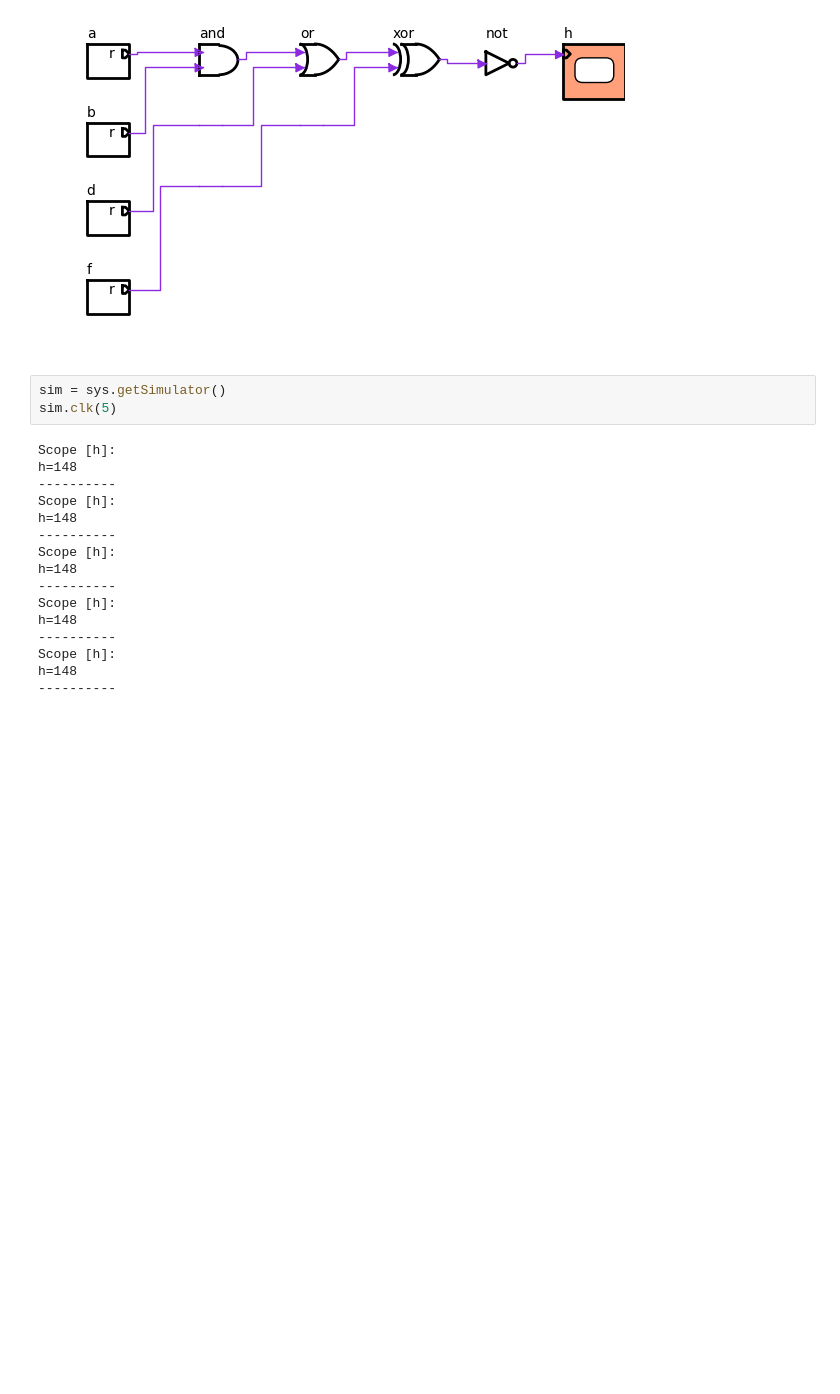
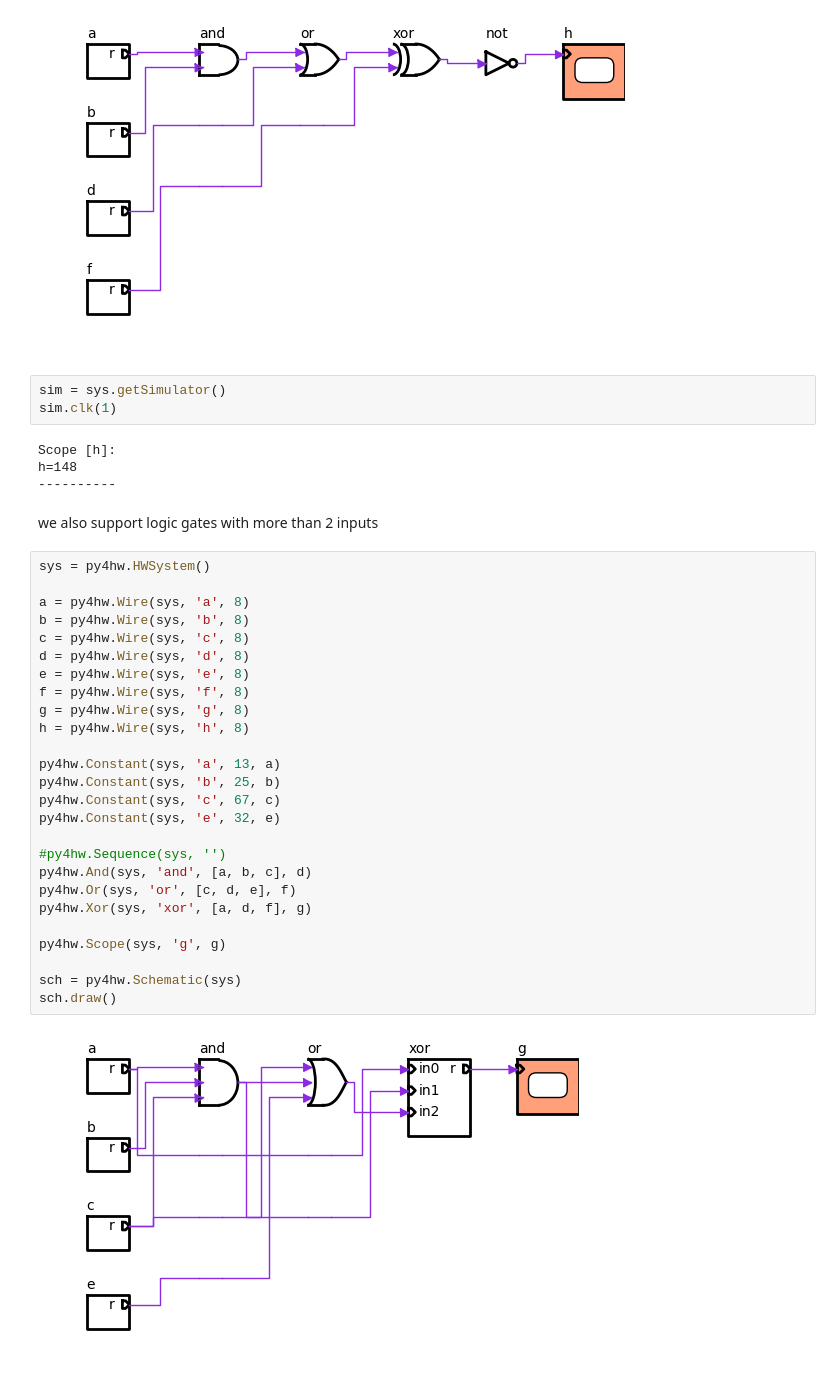
Before and after one commit to davidcastells/py4hw, a Jupyter notebook: tutorial/s02/logic.ipynb, the cells around one changed output. Cells and saved outputs as stored; diff of their text form; blank space fills up the shorter version.

```diff
--- a/tutorial/s02/logic.ipynb
+++ b/tutorial/s02/logic.ipynb
@@ -39,20 +40,38 @@ sch.draw()
 [figure]
 # %%
 sim = sys.getSimulator()
-sim.clk(5)
+sim.clk(1)
 # %% [output]
 Scope [h]:
 h=148
 ----------
-Scope [h]:
-h=148
-----------
-Scope [h]:
-h=148
-----------
-Scope [h]:
-h=148
-----------
-Scope [h]:
-h=148
-----------
+# %% [markdown]
+we also support logic gates with more than 2 inputs
+# %%
+sys = py4hw.HWSystem()
+
+a = py4hw.Wire(sys, 'a', 8)
+b = py4hw.Wire(sys, 'b', 8)
+c = py4hw.Wire(sys, 'c', 8)
+d = py4hw.Wire(sys, 'd', 8)
+e = py4hw.Wire(sys, 'e', 8)
+f = py4hw.Wire(sys, 'f', 8)
+g = py4hw.Wire(sys, 'g', 8)
+h = py4hw.Wire(sys, 'h', 8)
+
+py4hw.Constant(sys, 'a', 13, a)
+py4hw.Constant(sys, 'b', 25, b)
+py4hw.Constant(sys, 'c', 67, c)
+py4hw.Constant(sys, 'e', 32, e)
+
+#py4hw.Sequence(sys, '')
+py4hw.And(sys, 'and', [a, b, c], d)
+py4hw.Or(sys, 'or', [c, d, e], f)
+py4hw.Xor(sys, 'xor', [a, d, f], g)
+
+py4hw.Scope(sys, 'g', g)
+
+sch = py4hw.Schematic(sys)
+sch.draw()
+# %% [output]
+[figure, added]
```
Also changed, not shown: parts of 2 cells of this notebook.
